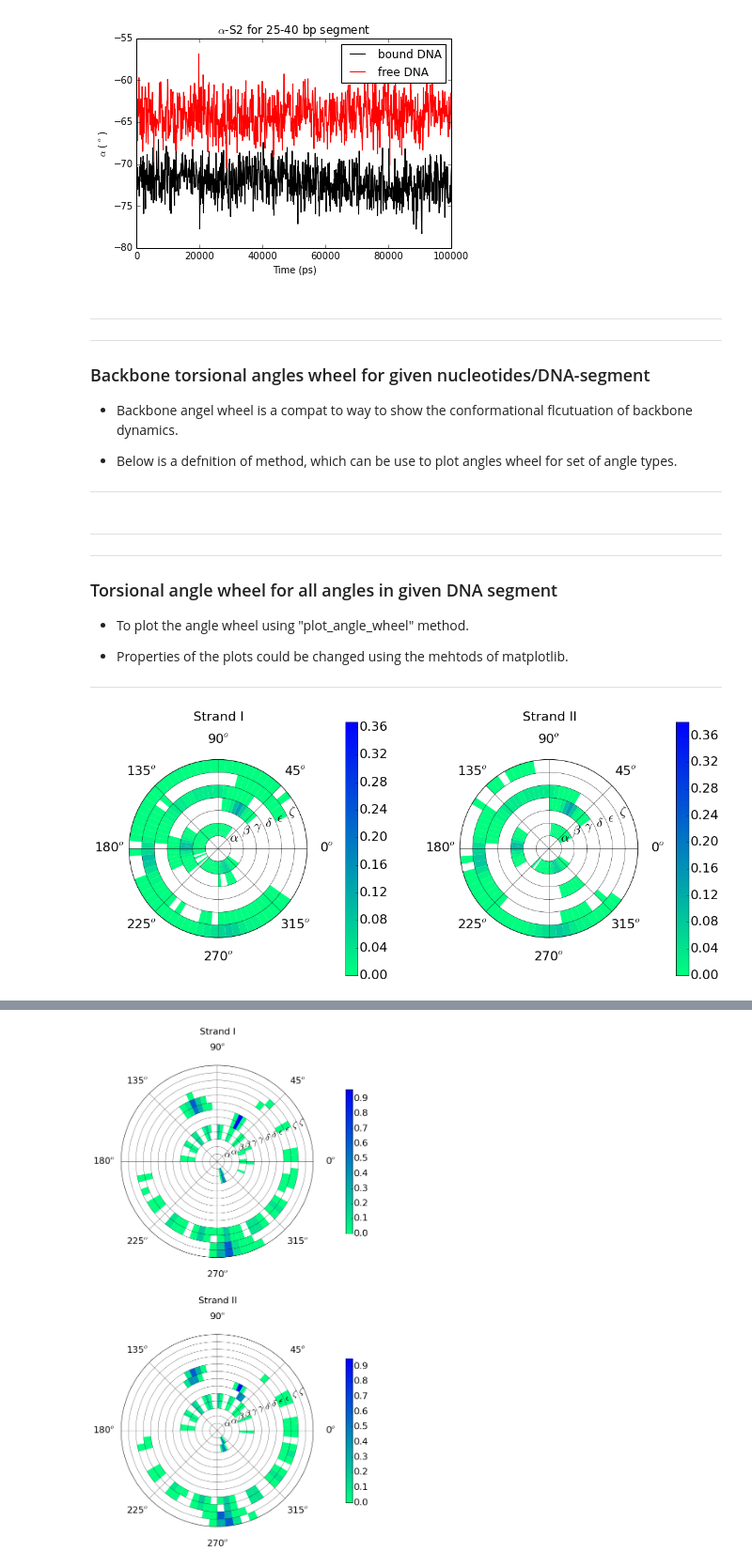
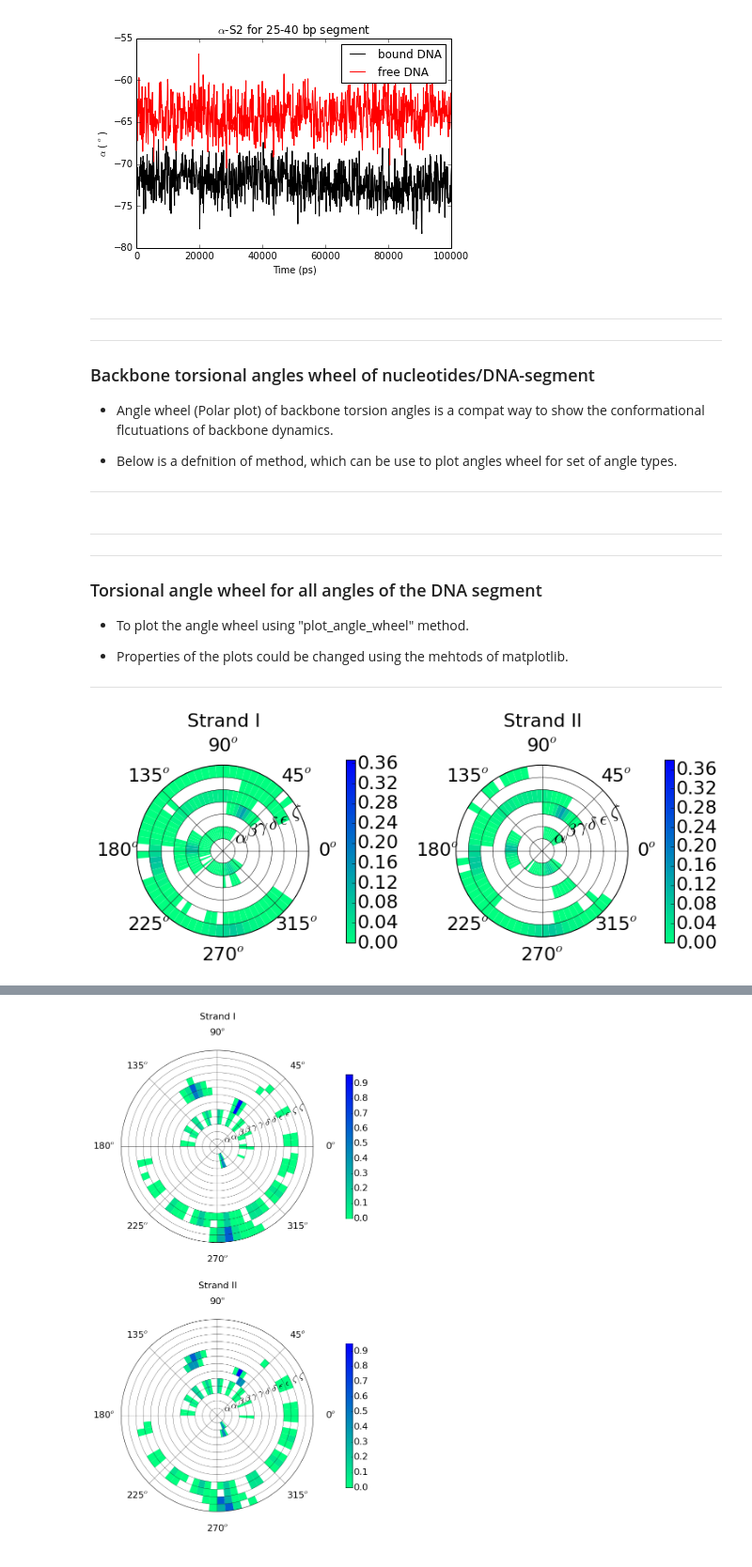
Before and after one commit to rjdkmr/do_x3dna, a Jupyter notebook: tut_notebook/backbone_torsion_wheel_tutorial.ipynb, the cells around one changed output, grey strips where cells are left out. Shown: that part at 94% size. Saved outputs shown, nothing was run; the diff lists cells and outputs as text; code cells hidden in the pictures.

```diff
--- a/tut_notebook/backbone_torsion_wheel_tutorial.ipynb
+++ b/tut_notebook/backbone_torsion_wheel_tutorial.ipynb
@@ -177,9 +175,9 @@ plt.show()
 
 ---
 
-### Backbone torsional angles wheel for given nucleotides/DNA-segment
+### Backbone torsional angles wheel of nucleotides/DNA-segment
 
-* Backbone angel wheel is a compat to way to show the conformational flcutuation of backbone dynamics.
+* Angle wheel (Polar plot) of backbone torsion angles is a compat way to show the conformational flcutuations of backbone dynamics.
 
 
 * Below is a defnition of method, which can be use to plot angles wheel for set of angle types.
@@ -301,7 +299,7 @@ def plot_angle_wheel(angles, colormap, color_res = 20, bin_size=2, ax=None, cb_p
 
 ---
 
-### Torsional angle wheel for all angles in given DNA segment
+### Torsional angle wheel for all angles of the DNA segment
 
 * To plot the angle wheel using "plot_angle_wheel" method.
 
@@ -311,7 +309,10 @@ def plot_angle_wheel(angles, colormap, color_res = 20, bin_size=2, ax=None, cb_p
 ---
 # %%
 # Initialization of plot with resolution and figure size
-fig = plt.figure(figsize=(18, 12), dpi=300)
+fig = plt.figure(figsize=(12, 6), dpi=300)
+
+# For large figure, use this
+#fig = plt.figure(figsize=(18, 12), dpi=300)
 
 # To adjust gaps and margins of subplots
 fig.subplots_adjust(wspace=0.3)
@@ -400,34 +401,34 @@ angles = np.asarray(angles)
 colorbar = plot_angle_wheel(angles, colormap='winter_r', color_res=10, bin_size=5,
                             ax= ax2, cb_pad=0.15, cb_shrink=0.65)
 
 # Labeling wheel for each angle type
 ax2.yaxis.set_ticklabels(label, fontsize=22)
 
 ##### To increase font-size of angle around perimeter
 # Get angle label, which are present at the perimeter of wheel and change it to Degree
 xticks = ax2.get_xticks()*180/np.pi
 xlabel = []
 
 # Convert angle to string and add Degree symbol
 for x in xticks:
     xlabel.append('{0}$^o$' .format(int(x)))
 
 # Change postion of angle label to remove any overlap
 ax2.set_thetagrids(xticks, frac=1.22)
 
 # At last change the fontsize
 ax2.xaxis.set_ticklabels(xlabel, fontsize=22)
 
 # Change the fontsize in colorbar
 for text in colorbar.ax.get_yticklabels():
     text.set_fontsize(22)
 
 # Clean memory
 del angles
 
 plt.show()
 # %% [output]
-[figure, old version]
+[figure, new version]
 # %% [markdown]
 ---
 
```
Also changed, not shown: parts of 4 cells of this notebook, 11 other files.
